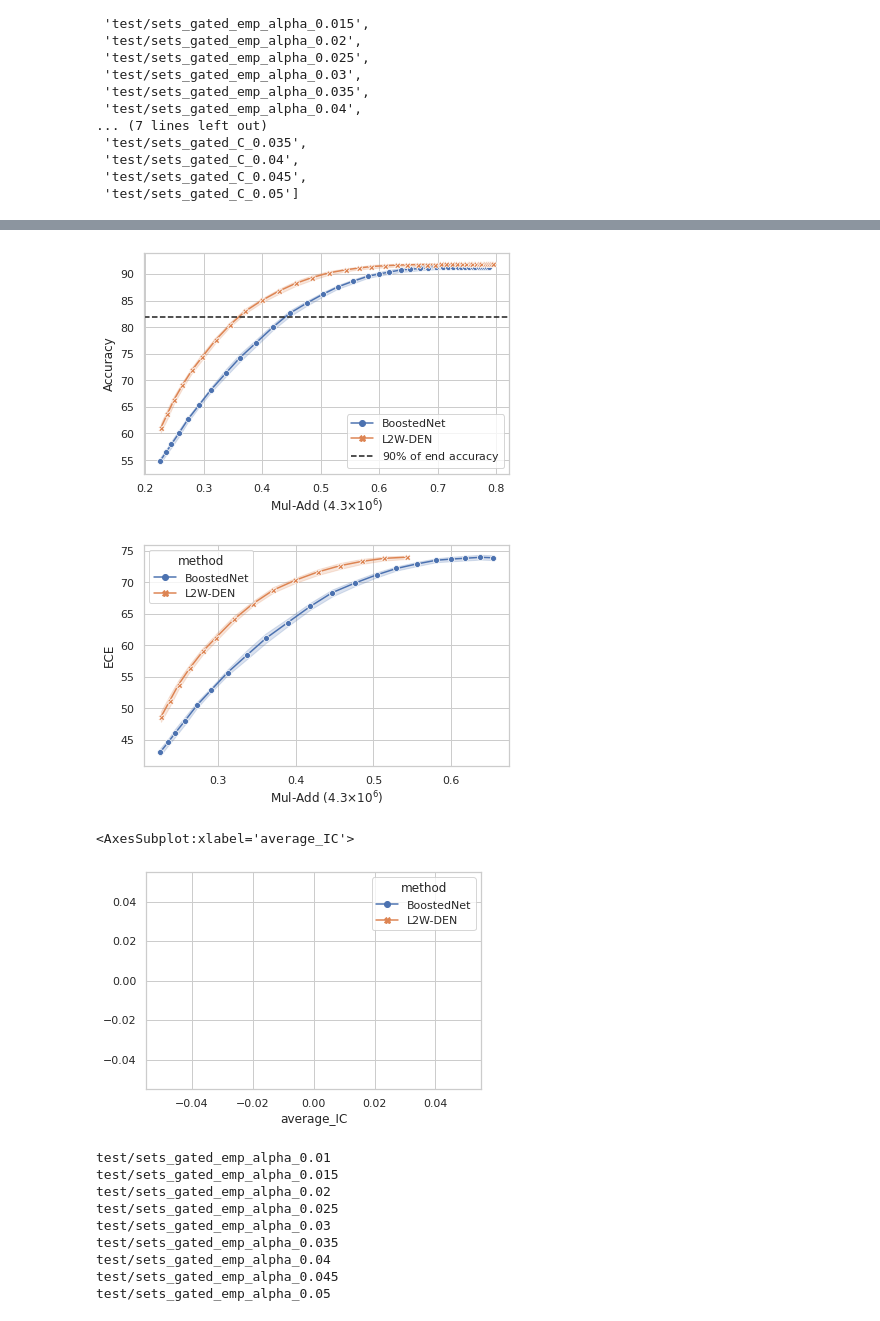
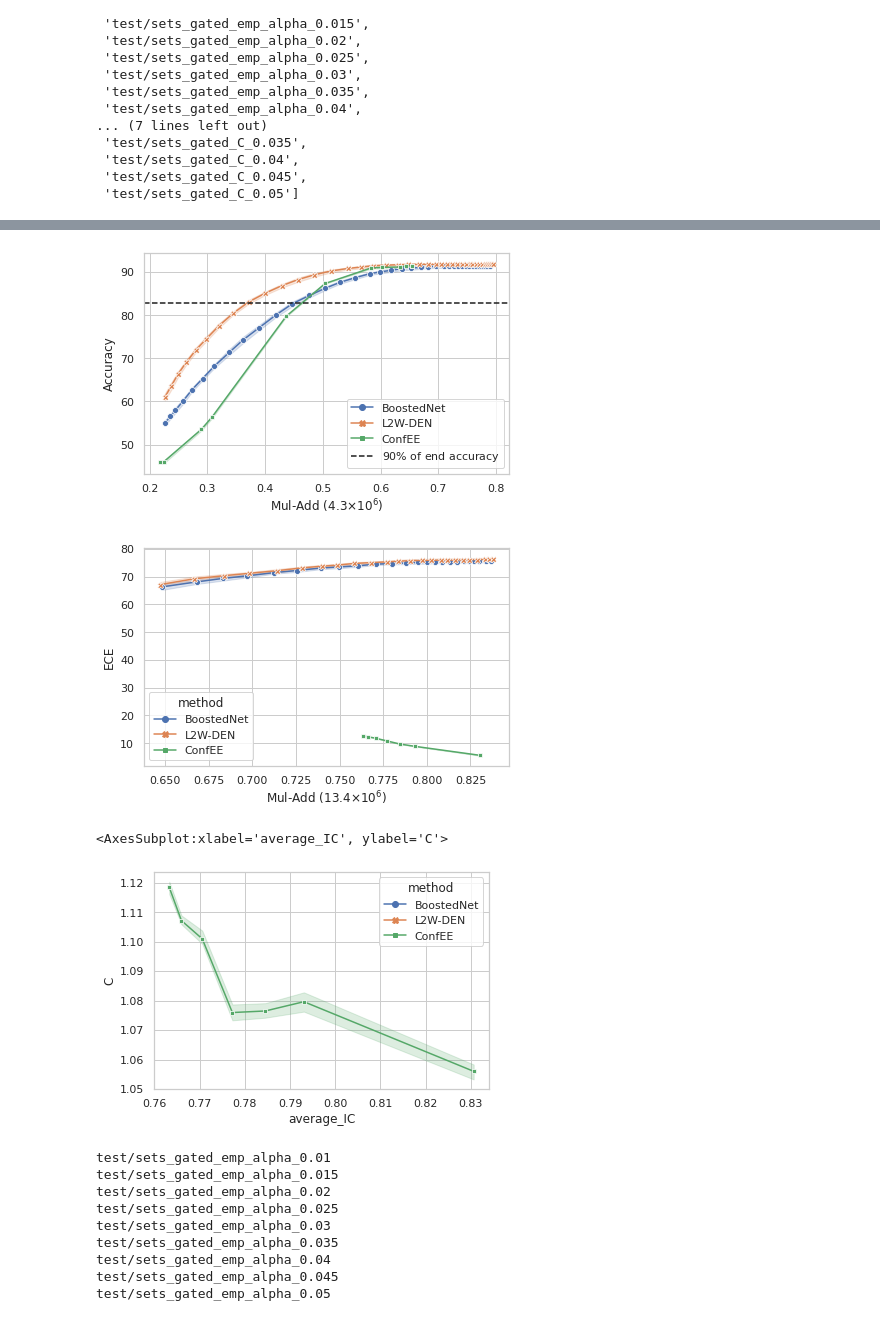
Before and after one commit to networkslab/dynn, a Jupyter notebook: src/notebooks/confidence_intervals_ce_ic.ipynb, the cells around one changed output, grey strips where cells are left out. Drawn from its saved outputs; the diff is of its cells as text; code cells hidden in the pictures.

Commit message:
added plotting files

```diff
--- a/src/notebooks/confidence_intervals_ce_ic.ipynb
+++ b/src/notebooks/confidence_intervals_ce_ic.ipynb
@@ -30,20 +30,21 @@ elif dataset == 'cifar100':
     total_mudaa = 56
     end_acc = 88.4
     L=14
-    lambda_val_1 = 0.1
+    lambda_val_1 = 0.01
     lambda_val_2 = 0.9
     end_plot_acc = 0.4*end_acc
     line_acc = end_acc*0.7
     line_acc_label =r'$70\%$ of end accuracy'
 elif dataset == 'svhn':
     L=7
+    end_acc = 92
     end_plot_acc = 0.2*end_acc
     line_acc = end_acc*0.9
     line_acc_label =r'$90\%$ of end accuracy'
     model = 't2t_7'
     long_name = 't2t_vit_7'
     total_mudaa = 4.3
-    end_acc = 93
+
     lambda_val_1 = 0.1
     lambda_val_2 = 0.6
 # %%
@@ -206,6 +218,7 @@ our_point_ic  = np.mean(our_point_to_display['test/total_cost'])
 our_point_acc  = np.mean(our_point_to_display['test/gated_acc'])
 our_point2_ic = np.mean(our_point2_to_display['test/total_cost'])
 our_point2_acc  = np.mean(our_point2_to_display['test/gated_acc'])
+our_df['method'] = our_name
 # %%
 def replace_if_closer(points,closest_to_points, val, this_point):
     for i, point in enumerate(points):
@@ -266,4 +279,4 @@ filtered_our_df = our_df[our_df['average_ACC'].between(end_plot_acc, end_acc)]
 filtered_weighted_df = weighted_df[weighted_df['average_ACC'].between(end_plot_acc, end_acc)]
 #filtered_baseline_df   = baseline_df[baseline_df['average_ACC'].between(end_plot_acc, end_acc)]
 # %%
-combined_df
+combined_df = pd.concat([filtered_boosted_df, filtered_weighted_df, our_df],axis=0, ignore_index=True)
@@ -284,19 +283,19 @@ combined_df
 # %%
 sns.set(font_scale=1.5)
 sns.set_theme(style="whitegrid")
 #print(filtered_our_df)
-combined_df = pd.concat([filtered_boosted_df, filtered_weighted_df, filtered_our_df],axis=0, ignore_index=True)
+
 sns.lineplot(data=combined_df, x="average_IC", y="ACC", hue="method", style="method",
     markers=True, dashes=False)
 plt.axhline(y=line_acc, color='k',linestyle='--', label=line_acc_label)
 plt.legend()
 x_string = r'Mul-Add ('+str(total_mudaa)+'$ \\times 10^6$)'
 plt.xlabel(x_string)
 plt.ylabel('Accuracy')
 plt.tight_layout()
 plt.savefig('perf_cost_'+dataset+'.pdf')
 # %% [output]
-[figure, old version]
+[figure, new version]
 # %%
 sns.set(font_scale=1.5)
 sns.set_theme(style="whitegrid")
@@ -313,7 +312,7 @@ plt.ylabel('ECE')
 plt.tight_layout()
 plt.savefig('perf_ece_'+dataset+'.pdf')
 # %% [output]
-[figure, old version]
+[figure, new version]
 # %%
 # sns.set(font_scale=1.5)  # crazy big
 # sns.set_theme(style="whitegrid")
@@ -333,8 +332,8 @@ sns.lineplot(data=combined_df, x="average_IC", y="C", hue="method", style="metho
 # plt.tight_layout()
 # plt.savefig('inef_IC_'+dataset+'.pdf')
 # %% [output]
-<AxesSubplot:xlabel='average_IC'>
+<AxesSubplot:xlabel='average_IC', ylabel='C'>
-[figure, old version]
+[figure, new version]
 # %%
 weighted_df_emp_vs_req = pd.DataFrame()
 boosted_df_emp_vs_req = pd.DataFrame()
```
Also changed, not shown: parts of 6 cells of this notebook.
